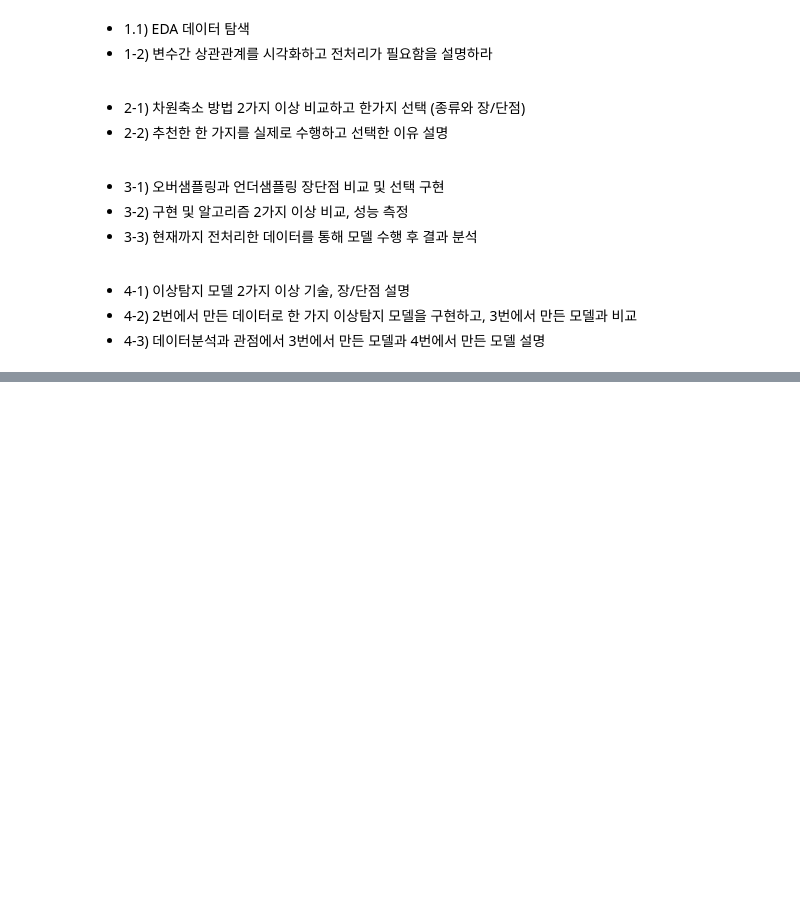
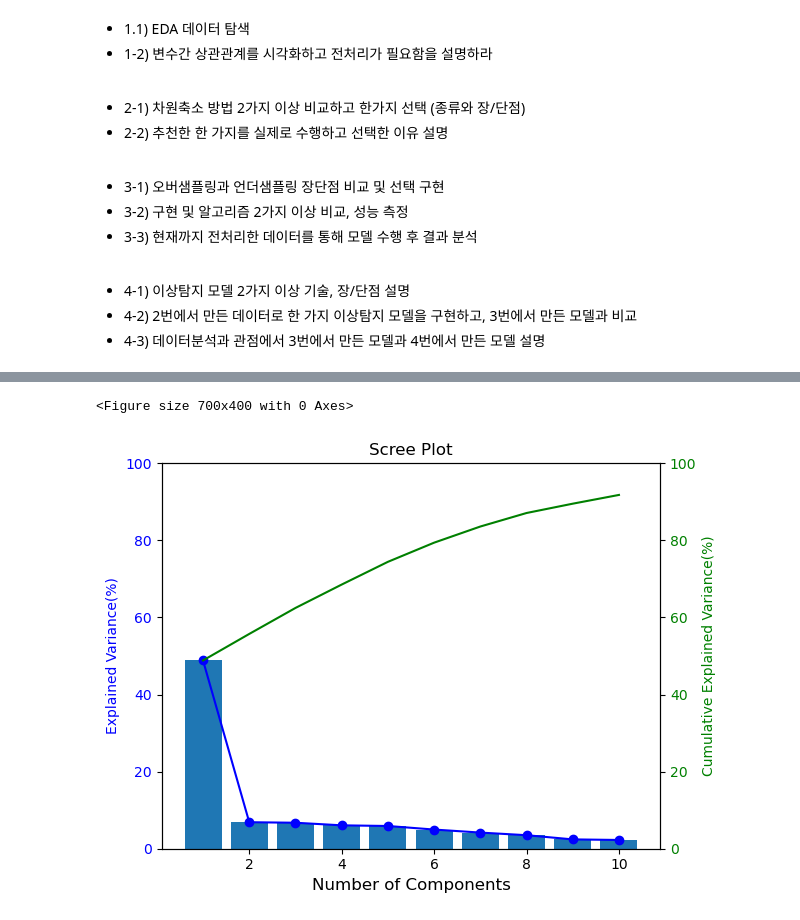
Before and after one commit to Minju-nimm/ADP, a Jupyter notebook: 기출/27회_ML.ipynb, the cells around one changed output, grey strips where cells are left out. Drawn from its saved outputs; the diff is of its cells as text; code cells hidden in the pictures; blank space fills up the shorter version.

```diff
--- a/기출/27회_ML.ipynb
+++ b/기출/27회_ML.ipynb
@@ -27,0 +166,7 @@
+# %%
+from sklearn.preprocessing import StandardScaler
+
+scaler = StandardScaler()
+df_scaled = scaler.fit_transform(X)
+df_scaled = pd.DataFrame(df_scaled, columns=X.columns)
+df_scaled
@@ -27,0 +280,11 @@
+# %%
+# PCA 수행
+pca = PCA(n_components=10)
+data_pca_X = pca.fit_transform(df_scaled)
+# %%
+pca_result = pd.DataFrame({'설명가능한 분산 비율(고윳값)': pca.explained_variance_,
+                           '기여율': pca.explained_variance_ratio_},
+                           index = np.array([f'pca{num + 1}' for num in range(10)])
+                          )
+pca_result['누적기여율'] = pca_result['기여율'].cumsum()
+pca_result
@@ -27,0 +303,25 @@
+# %%
+plt.figure(figsize=(7,4))
+
+# left side
+fig, ax1 = plt.subplots()
+ax1.set_title('Scree Plot', fontsize=12)
+ax1.set_xlabel('Number of Components', fontsize=12)
+ax1.set_ylabel('Explained Variance(%)', color='b', fontsize=10)
+ax1.bar(range(1,11,1), pca_result['기여율']*100)
+ax1.plot(range(1,11,1), pca_result['기여율']*100, 'b-o')
+ax1.tick_params(axis='y', labelcolor='b')
+ax1.set_ylim(0, 100)
+
+# right side with different scale
+ax2 = ax1.twinx()
+ax2.set_ylabel('Cumulative Explained Variance(%)', color='g', fontsize=10)
+ax2.plot(range(1,11,1), pca_result['누적기여율']*100, 'g')
+ax2.tick_params(axis='y', labelcolor='g')
+ax2.set_ylim(0, 100)
+
+fig.tight_layout()
+plt.show()
+# %% [output]
+<Figure size 700x400 with 0 Axes>
+[figure, added]
```
Also changed, not shown: parts of 34 cells of this notebook.
